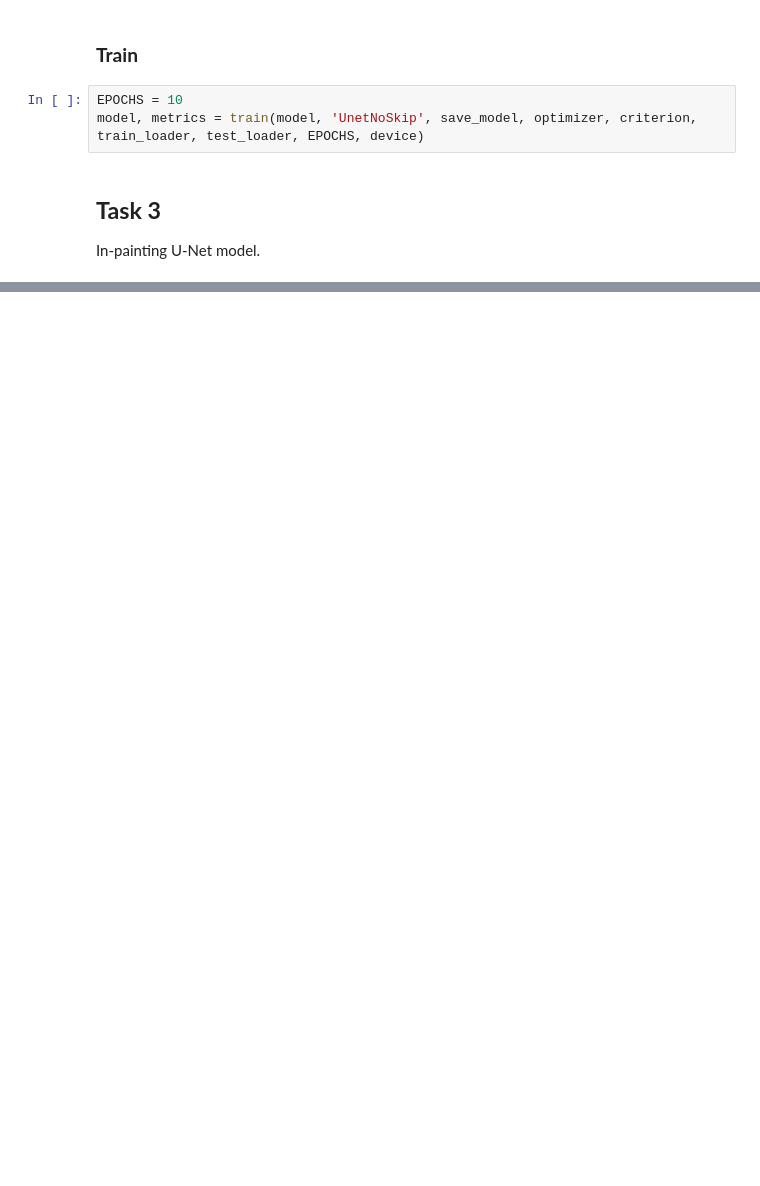
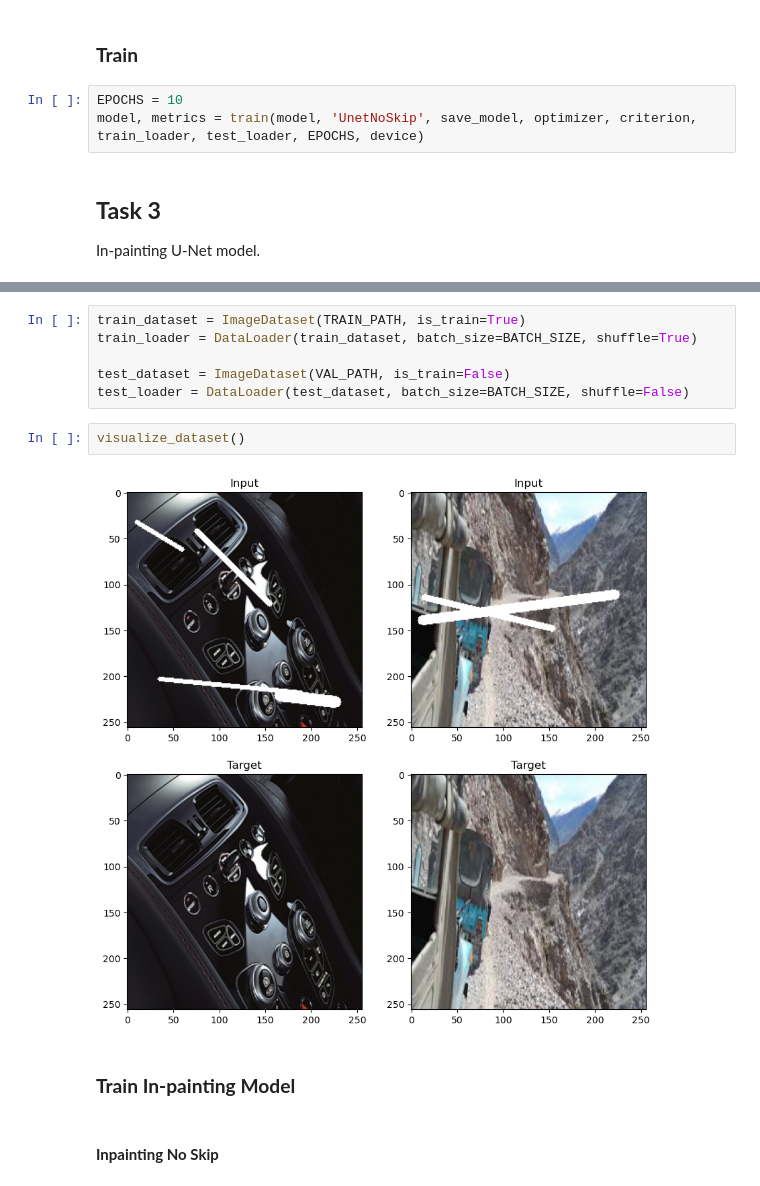
Before and after one commit to fuisl/unet-learn, a Jupyter notebook: unet-1.ipynb, the cells around one changed output, grey strips where cells are left out. Saved outputs shown, nothing was run; the diff lists cells and outputs as text; blank space fills up the shorter version.

```diff
--- a/unet-1.ipynb
+++ b/unet-1.ipynb
@@ -495,0 +734,14 @@ In-painting U-Net model.
+# %%
+train_dataset = ImageDataset(TRAIN_PATH, is_train=True)
+train_loader = DataLoader(train_dataset, batch_size=BATCH_SIZE, shuffle=True)
+
+test_dataset = ImageDataset(VAL_PATH, is_train=False)
+test_loader = DataLoader(test_dataset, batch_size=BATCH_SIZE, shuffle=False)
+# %%
+visualize_dataset()
+# %% [output]
+[figure, added]
+# %% [markdown]
+### **Train In-painting Model**
+# %% [markdown]
+#### **Inpainting No Skip**
```
Also changed, not shown: parts of 19 cells of this notebook.
